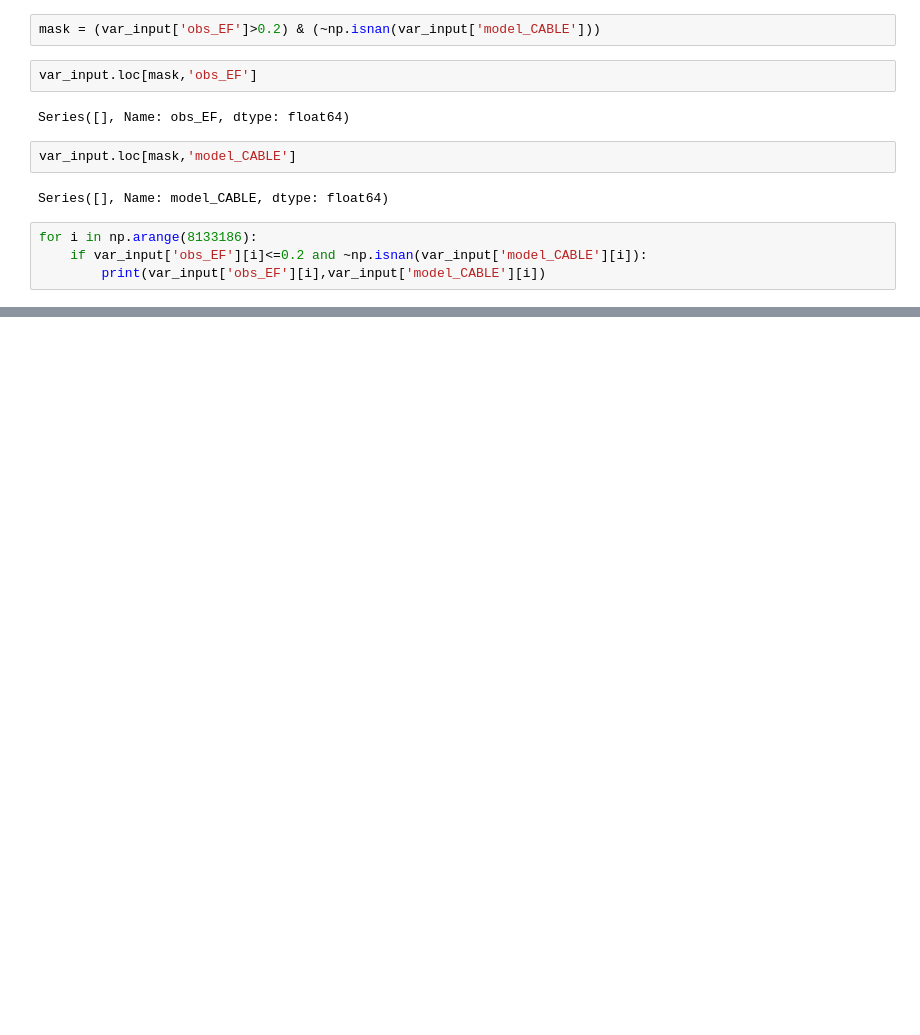
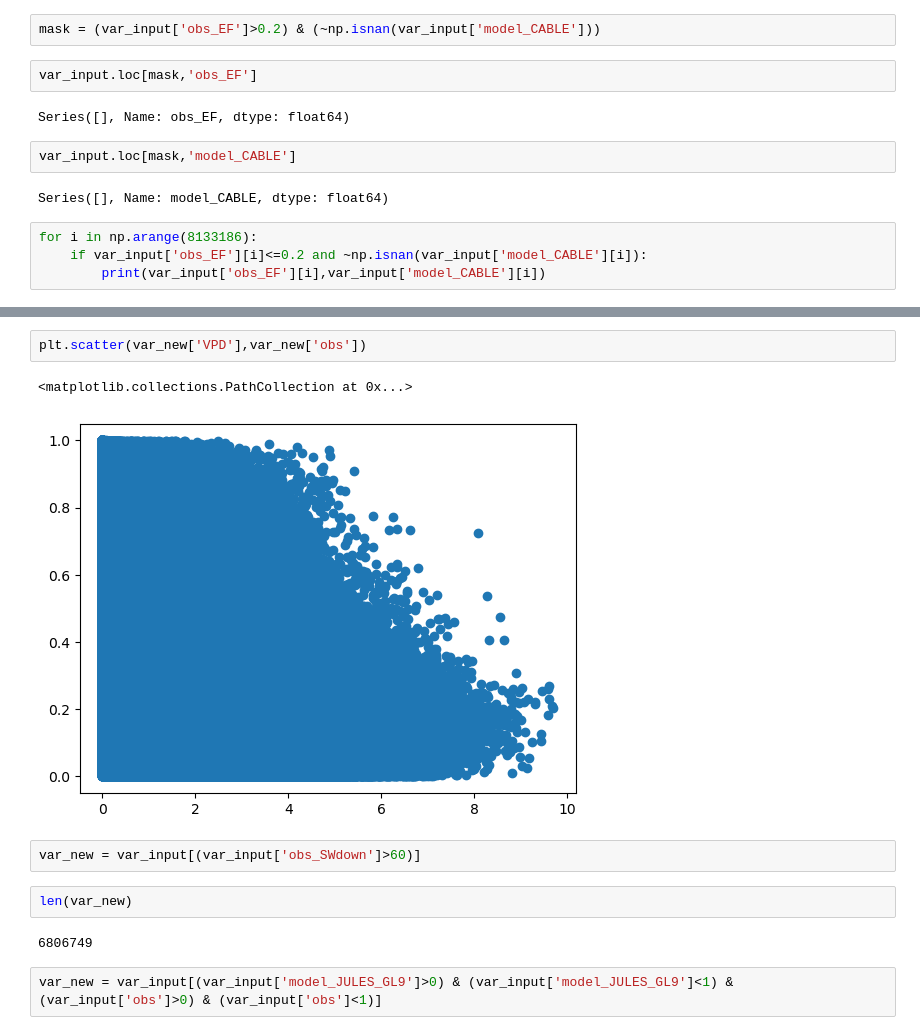
Before and after one commit to bibivking/LSM_VPD_PLUMBER2, a Jupyter notebook: check_all_sites_file.ipynb, the cells around one changed output, grey strips where cells are left out. Cells and saved outputs as stored; diff of their text form; blank space fills up the shorter version.

```diff
--- a/check_all_sites_file.ipynb
+++ b/check_all_sites_file.ipynb
@@ -539,0 +614,13 @@ for i in np.arange(8133186):
+# %%
+plt.scatter(var_new['VPD'],var_new['obs'])
+# %% [output]
+<matplotlib.collections.PathCollection at 0x...>
+[figure, added]
+# %%
+var_new = var_input[(var_input['obs_SWdown']>60)]
+# %%
+len(var_new)
+# %% [output]
+6806749
+# %%
+var_new = var_input[(var_input['model_JULES_GL9']>0) & (var_input['model_JULES_GL9']<1) & (var_input['obs']>0) & (var_input['obs']<1)]
```
Also changed, not shown: parts of 84 cells of this notebook, 8 other files.
